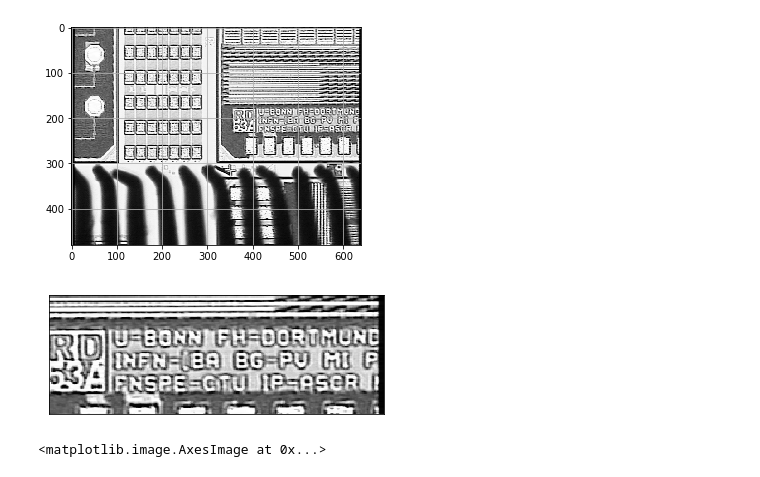
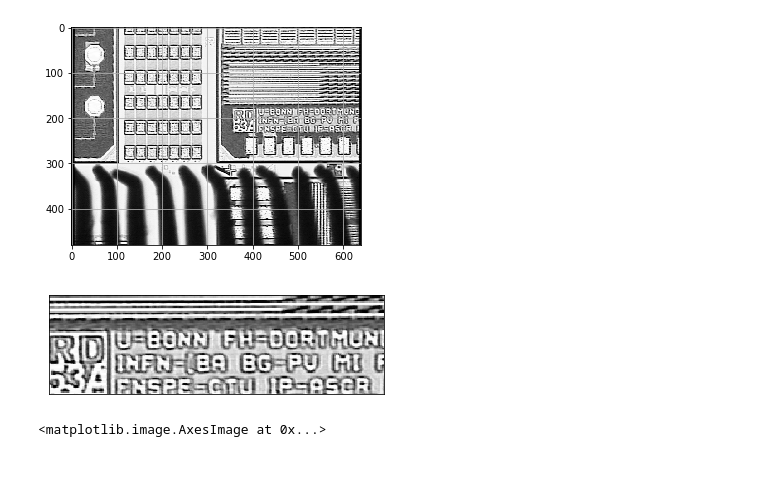
Before and after one commit to luciotruaisch/labRemote, a Jupyter notebook: image_process/jupyter/SIFT Wafer.ipynb, the cells around one changed output. Cells and saved outputs as stored; diff of their text form; code cells hidden in the pictures.

```diff
--- a/image_process/jupyter/SIFT Wafer.ipynb
+++ b/image_process/jupyter/SIFT Wafer.ipynb
@@ -18,10 +18,10 @@ plt.show()
 # %% [output]
 [figure]
 # %%
-template = img[150:250, 360:640]
+template = img[150:230, 360:630]
 helper.show_img(template)
 # %% [output]
-[figure, old version]
+[figure, new version]
 # %%
 sift = cv2.xfeatures2d.SIFT_create()
 # %%
```
Also changed, not shown: parts of 1 cell of this notebook, 4 other files.
